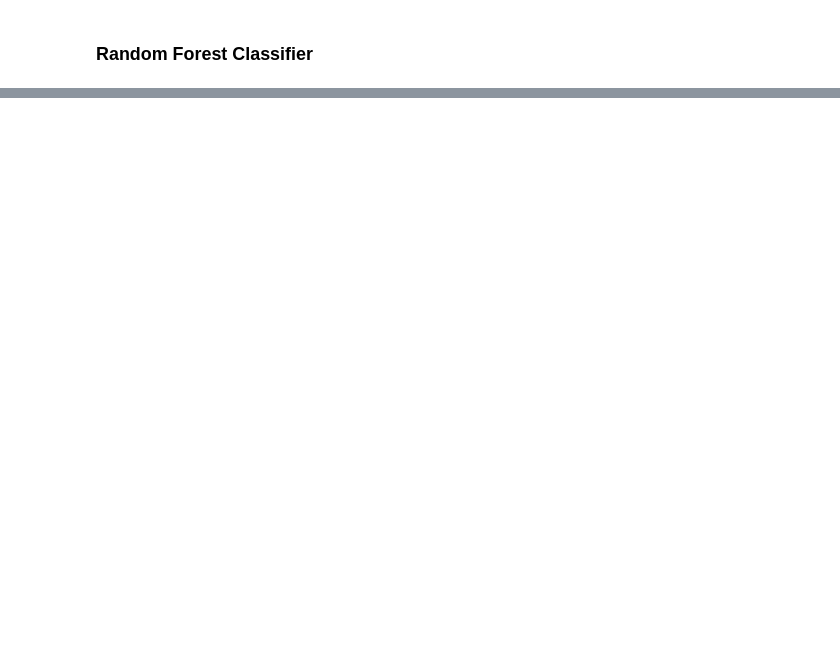
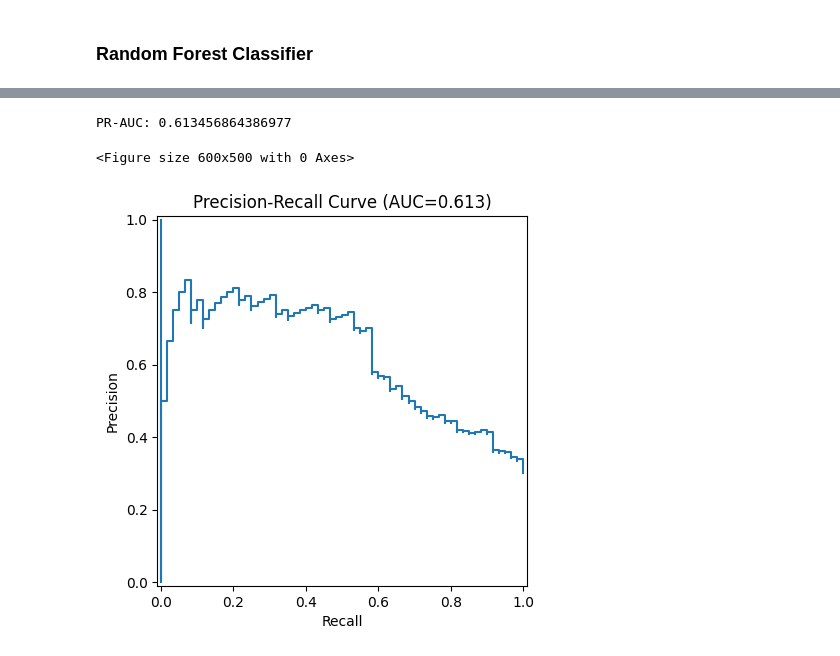
Before and after one commit to Suraj-Sedai/credit-risk-prediction, a Jupyter notebook: notebooks/04_modeling.ipynb, the cells around one changed output, grey strips where cells are left out. Saved outputs shown, nothing was run; the diff lists cells and outputs as text; code cells hidden in the pictures; blank space fills up the shorter version.

```diff
--- a/notebooks/04_modeling.ipynb
+++ b/notebooks/04_modeling.ipynb
@@ -98,0 +162,14 @@ print("\nClassification Report:\n", classification_report(y_test, y_pred_rf))
+# %%
+# Precision-Recall curve
+y_prec, y_rec, _ = precision_recall_curve(y_test, y_proba_gb)
+pr_auc = auc(y_rec, y_prec)
+print("PR-AUC:", pr_auc)
+
+plt.figure(figsize=(6,5))
+PrecisionRecallDisplay(precision=y_prec, recall=y_rec).plot()
+plt.title(f"Precision-Recall Curve (AUC={pr_auc:.3f})")
+plt.show()
+# %% [output]
+PR-AUC: 0.613456864386977
+<Figure size 600x500 with 0 Axes>
+[figure, added]
```
Also changed, not shown: parts of 14 cells of this notebook, 4 other files.
